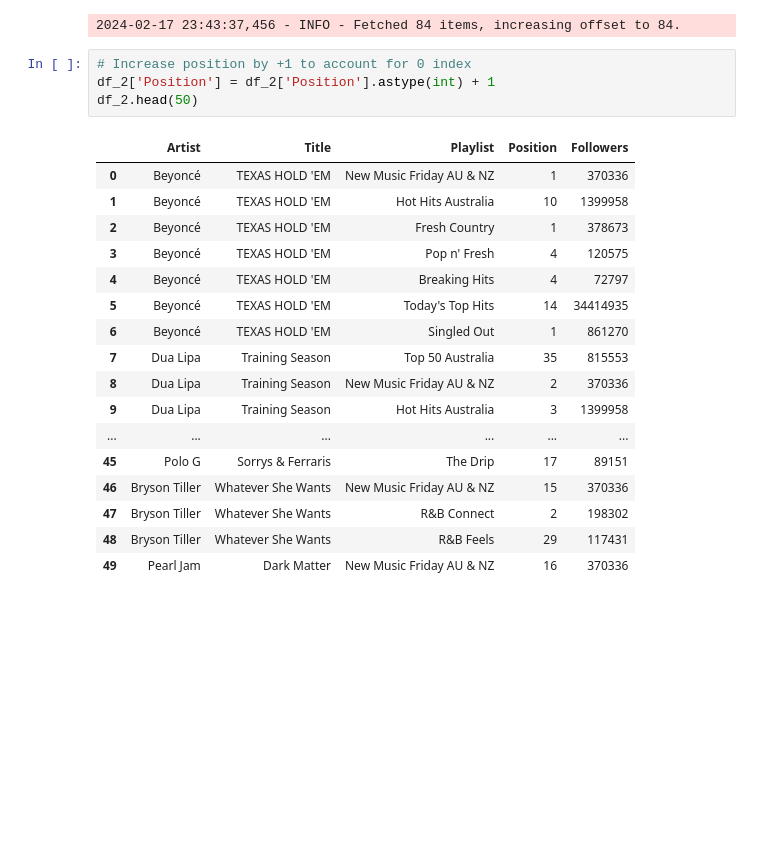
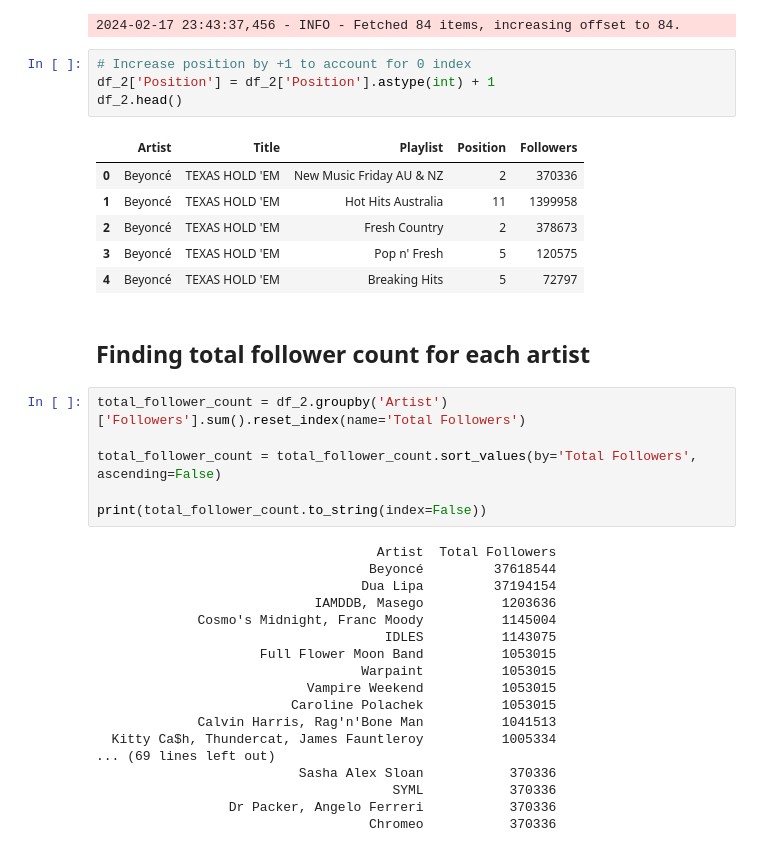
Before and after one commit to amcl11/spotify_au_release_app, a Jupyter notebook: playlist_checker.ipynb, the cells around one changed output. Drawn from its saved outputs; the diff is of its cells as text; blank space fills up the shorter version.

Commit message:
total followers df

```diff
--- a/playlist_checker.ipynb
+++ b/playlist_checker.ipynb
@@ -157,22 +157,37 @@ Loading data...
 # %%
 # Increase position by +1 to account for 0 index
 df_2['Position'] = df_2['Position'].astype(int) + 1
-df_2.head(50)
+df_2.head()
 # %% [output]
 |  | Artist | Title | Playlist | Position | Followers |
-| 0 | Beyoncé | TEXAS HOLD 'EM | New Music Friday AU & NZ | 1 | 370336 |
-| 1 | Beyoncé | TEXAS HOLD 'EM | Hot Hits Australia | 10 | 1399958 |
-| 2 | Beyoncé | TEXAS HOLD 'EM | Fresh Country | 1 | 378673 |
-| 3 | Beyoncé | TEXAS HOLD 'EM | Pop n' Fresh | 4 | 120575 |
-| 4 | Beyoncé | TEXAS HOLD 'EM | Breaking Hits | 4 | 72797 |
-| 5 | Beyoncé | TEXAS HOLD 'EM | Today's Top Hits | 14 | 34414935 |
-| 6 | Beyoncé | TEXAS HOLD 'EM | Singled Out | 1 | 861270 |
-| 7 | Dua Lipa | Training Season | Top 50 Australia | 35 | 815553 |
-| 8 | Dua Lipa | Training Season | New Music Friday AU & NZ | 2 | 370336 |
-| 9 | Dua Lipa | Training Season | Hot Hits Australia | 3 | 1399958 |
-| ... | ... | ... | ... | ... | ... |
-| 45 | Polo G | Sorrys & Ferraris | The Drip | 17 | 89151 |
-| 46 | Bryson Tiller | Whatever She Wants | New Music Friday AU & NZ | 15 | 370336 |
-| 47 | Bryson Tiller | Whatever She Wants | R&B Connect | 2 | 198302 |
-| 48 | Bryson Tiller | Whatever She Wants | R&B Feels | 29 | 117431 |
-| 49 | Pearl Jam | Dark Matter | New Music Friday AU & NZ | 16 | 370336 |
+| 0 | Beyoncé | TEXAS HOLD 'EM | New Music Friday AU & NZ | 2 | 370336 |
+| 1 | Beyoncé | TEXAS HOLD 'EM | Hot Hits Australia | 11 | 1399958 |
+| 2 | Beyoncé | TEXAS HOLD 'EM | Fresh Country | 2 | 378673 |
+| 3 | Beyoncé | TEXAS HOLD 'EM | Pop n' Fresh | 5 | 120575 |
+| 4 | Beyoncé | TEXAS HOLD 'EM | Breaking Hits | 5 | 72797 |
+# %% [markdown]
+## Finding total follower count for each artist
+# %%
+total_follower_count = df_2.groupby('Artist')['Followers'].sum().reset_index(name='Total Followers')
+
+total_follower_count = total_follower_count.sort_values(by='Total Followers', ascending=False)
+
+print(total_follower_count.to_string(index=False))
+# %% [output]
+                                    Artist  Total Followers
+                                   Beyoncé         37618544
+                                  Dua Lipa         37194154
+                            IAMDDB, Masego          1203636
+             Cosmo's Midnight, Franc Moody          1145004
+                                     IDLES          1143075
+                     Full Flower Moon Band          1053015
+                                  Warpaint          1053015
+                           Vampire Weekend          1053015
+                         Caroline Polachek          1053015
+             Calvin Harris, Rag'n'Bone Man          1041513
+  Kitty Ca$h, Thundercat, James Fauntleroy          1005334
+... (69 lines left out)
+                          Sasha Alex Sloan           370336
+                                      SYML           370336
+                 Dr Packer, Angelo Ferreri           370336
+                                   Chromeo           370336
```
